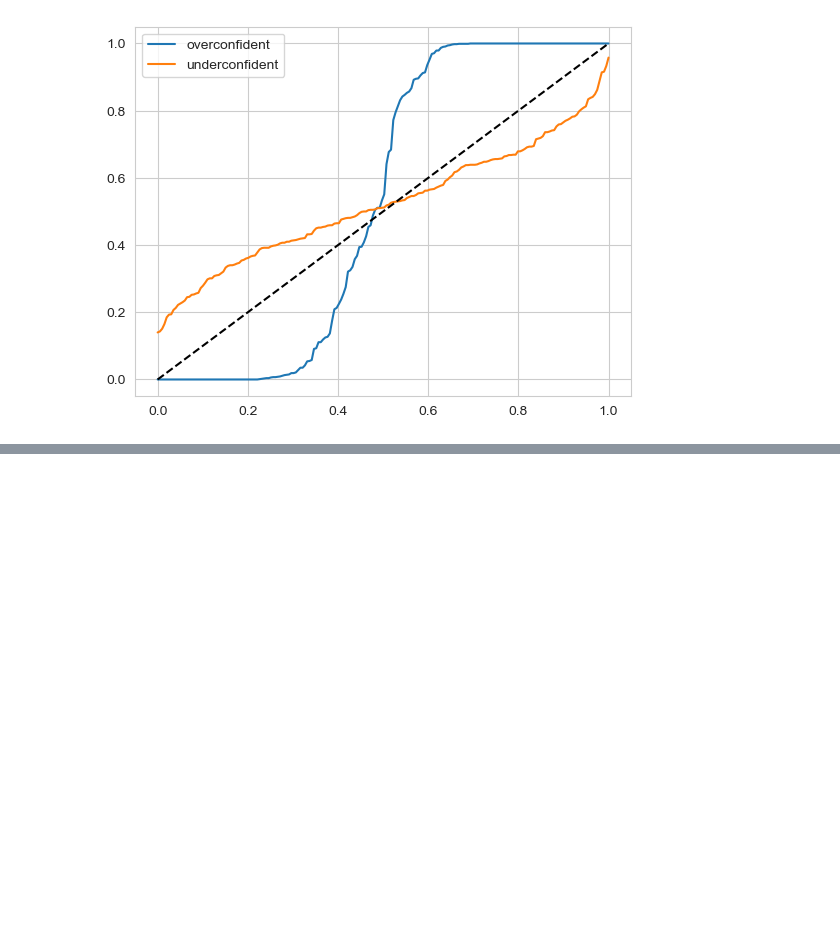
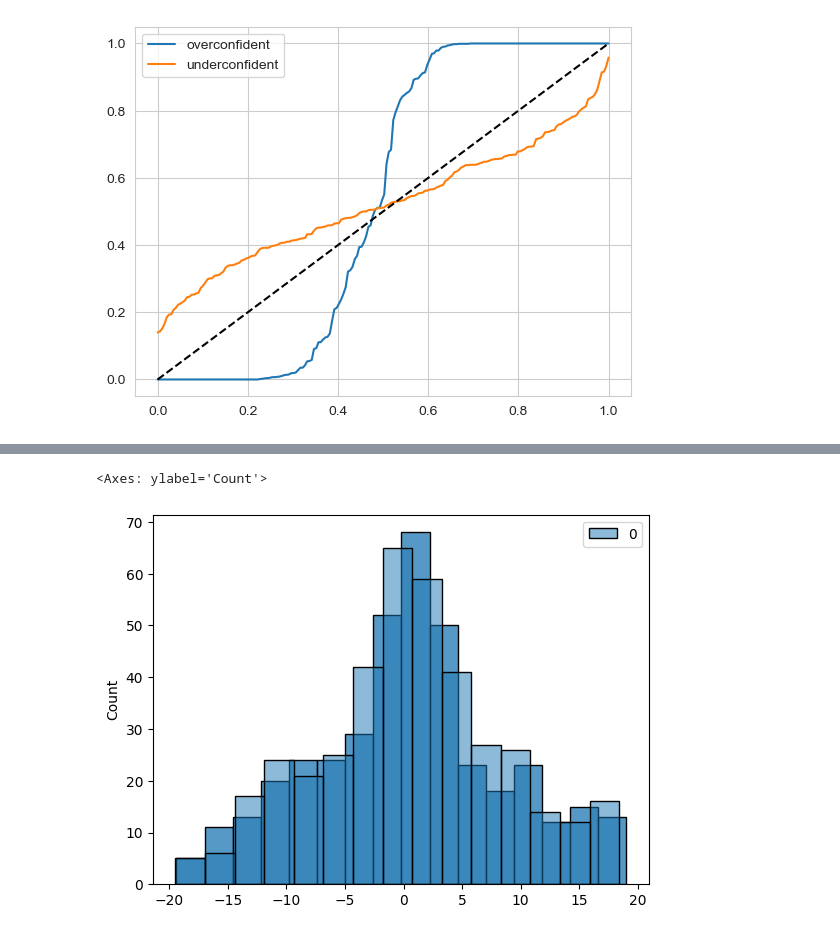
Before and after one commit to blei-lab/treeffuser, a Jupyter notebook: testbed/example.ipynb, the cells around one changed output, grey strips where cells are left out. Cells and saved outputs as stored; diff of their text form; code cells hidden in the pictures; blank space fills up the shorter version.

```diff
--- a/testbed/example.ipynb
+++ b/testbed/example.ipynb
@@ -298,0 +392,6 @@ plt.legend()
+# %%
+sns.histplot(y_test_mean_sorted.squeeze())
+sns.histplot(treff_mean)
+# %% [output]
+<Axes: ylabel='Count'>
+[figure, added]
```
Also changed, not shown: parts of 10 cells of this notebook, 1 other file.
